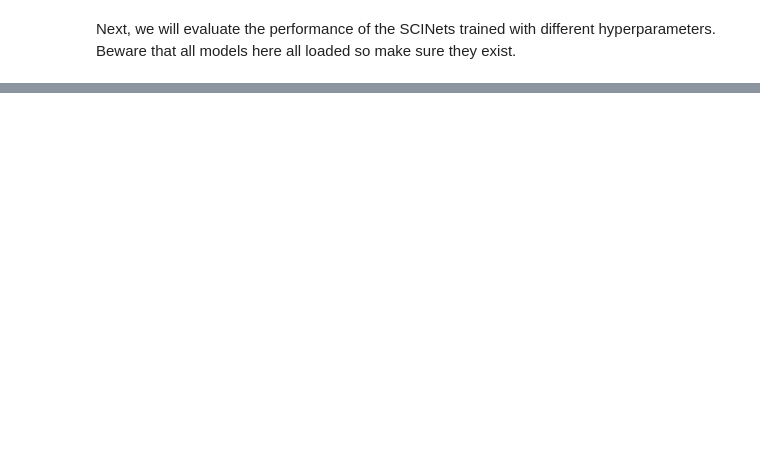
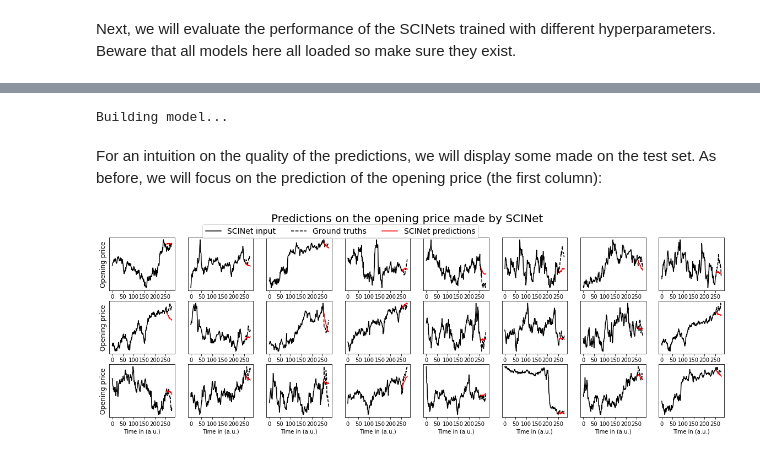
Before and after one commit to HiddeKanger/SCINet, a Jupyter notebook: exp/hyperparams/hyperparameter_tuning.ipynb, the cells around one changed output, grey strips where cells are left out. Saved outputs shown, nothing was run; the diff lists cells and outputs as text; code cells hidden in the pictures; blank space fills up the shorter version.

Commit message:
hyperparameter new notebook

```diff
--- a/exp/hyperparams/hyperparameter_tuning.ipynb
+++ b/exp/hyperparams/hyperparameter_tuning.ipynb
@@ -177,7 +183,7 @@ X_len = 256
 Y_len = 24
 
 
-standardization_settings = {'per_sample': normalize_per_sample,
+standardization_settings = {'per_sample': True,
                             'leaky': False,
                             'mode': 'log', #only if per sample is false, choose from log, sqrt or lin
                             'sqrt_val': 2, #of course only if mode is sqrt
@@ -281,0 +350,58 @@ plot_barplot(variational_parameter, parameter_values ,maes)
+# %%
+from base.SCINet import scinet_builder
+
+settings = {'hid_size': 16,
+            'num_levels': 4,
+            'learning_rate': 0.001}
+
+model = scinet_builder(
+                    output_len=  [Y_len],
+                    input_len = X_len,
+                    output_dim = [data_proc["X_train"].shape[2]],
+                    input_dim = data_proc["X_train"].shape[2],
+                    selected_columns = None,
+                    loss_weights = [1],
+                    hid_size = settings['hid_size'],
+                    num_levels = settings['num_levels'],
+                    kernel = 5,
+                    dropout = .5,
+                    learning_rate = settings['learning_rate'],)
+
+model.load_weights('exp/hyperparams/saved_models/model_hid_size_16.h5')
+
+predictions = model.predict(data_proc['X_test'])
+# %% [output]
+Building model...
+# %% [markdown]
+For an intuition on the quality of the predictions, we will display some made on the test set. As before, we will focus on the prediction of the opening price (the first column):
+# %%
+from utils.plotting import plot_prediction_examples
+
+random_samples = np.random.randint(0,predictions.shape[0], size = 24)
+
+def plot_prediction_examples(samples, x_samples,y_predictions, y_true):
+
+    fig, axes = plt.subplots(3, len(samples)//3, figsize=(20,6))
+
+    labels = ['SCINet input', 'Ground truths','SCINet predictions']
+
+    x_val_x = np.arange(x_samples.shape[1])
+    x_val_y = np.arange(x_samples.shape[1],x_samples.shape[1]+y_predictions.shape[1])
+    x_tot = len(x_val_x)+ len(x_val_y)
+
+    for j,sample in enumerate(samples):
+        line_x, = axes[j//8,j%8].plot(x_val_x, x_samples[sample,:,0], c = 'black', label = labels[0])
+        line_y_true, = axes[j//8,j%8].plot(x_val_y, y_true[sample,:,0], c = 'black', linestyle = 'dashed', label = labels[1])
+        line_y_pred, = axes[j//8,j%8].plot(x_val_y, y_predictions[sample,:,0], c = 'red', label = labels[2])
+        axes[j//8,0].set_ylabel('Opening price', fontsize = 12)
+        axes[j//8,j%8].set_xticks(np.arange(0,x_tot+1,75))
+        axes[j//8,j%8].set_yticks([])
+        axes[j//8,j%8].set_xlabel('Time in (a.u.)')
+
+    fig.suptitle('Predictions on the opening price made by SCINet', fontsize = 20)
+    plt.legend(handles = [line_x,line_y_true,line_y_pred],  loc = 0, bbox_to_anchor= (-2.7,3.72,0,0), ncol = 3, fontsize = 14)
+    plt.tight_layout()
+
+plot_prediction_examples(random_samples, data_proc['X_test'],predictions, data_proc['y_test'])
+# %% [output]
+[figure, added]
```
Also changed, not shown: parts of 10 cells of this notebook, 9 other files.
